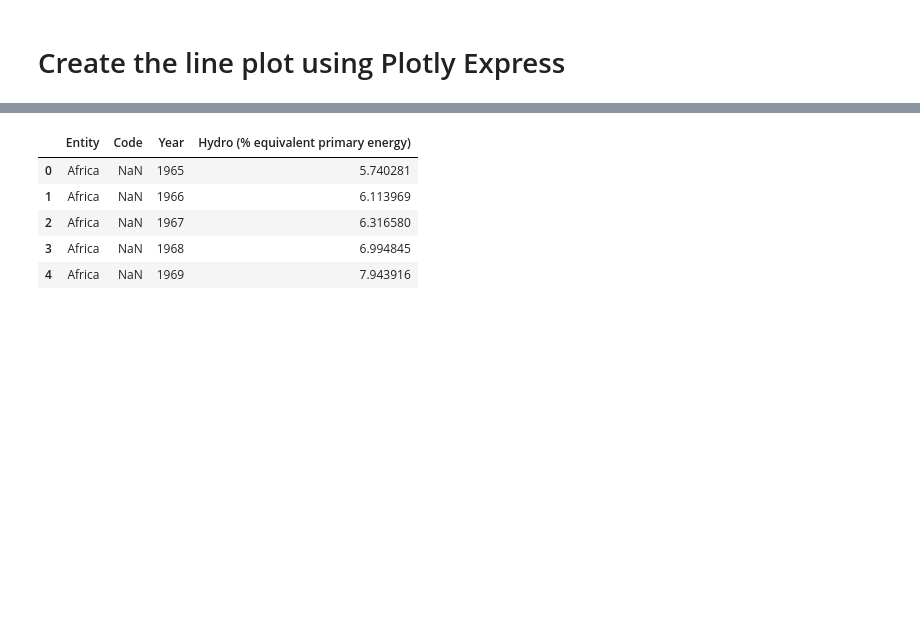
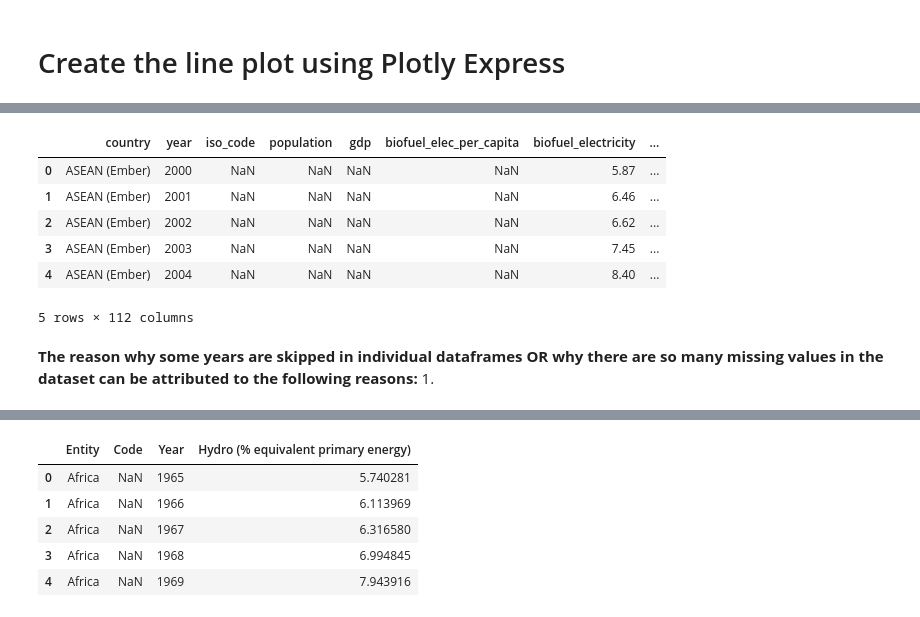
Before and after one commit to sinhasagar507/Analysis-of-Global-Renewable-Energy-Trends, a Jupyter notebook: notebooks/1.0_sinhasagar507_energyconsume.ipynb, the cells around one changed output, grey strips where cells are left out. Cells and saved outputs as stored; diff of their text form; code cells hidden in the pictures; blank space fills up the shorter version.

```diff
--- a/notebooks/1.0_sinhasagar507_energyconsume.ipynb
+++ b/notebooks/1.0_sinhasagar507_energyconsume.ipynb
@@ -106,0 +407,17 @@ fig.show()
+# %%
+# Keeping all columns which have atleast 20% of the data
+threshold = len(main_data) * 0.2
+main_data = main_data.dropna(thresh=threshold, axis=1)
+# %%
+main_data.head()
+# %% [output]
+|  | country | year | iso_code | population | gdp | biofuel_elec_per_capita | biofuel_electricity | ... |
+| 0 | ASEAN (Ember) | 2000 | NaN | NaN | NaN | NaN | 5.87 | ... |
+| 1 | ASEAN (Ember) | 2001 | NaN | NaN | NaN | NaN | 6.46 | ... |
+| 2 | ASEAN (Ember) | 2002 | NaN | NaN | NaN | NaN | 6.62 | ... |
+| 3 | ASEAN (Ember) | 2003 | NaN | NaN | NaN | NaN | 7.45 | ... |
+| 4 | ASEAN (Ember) | 2004 | NaN | NaN | NaN | NaN | 8.40 | ... |
+5 rows × 112 columns
+# %% [markdown]
+**The reason why some years are skipped in individual dataframes OR why there are so many missing values in the dataset can be attributed to the following reasons:**
+1.
```
Also changed, not shown: parts of 23 cells of this notebook, 1 other file.
